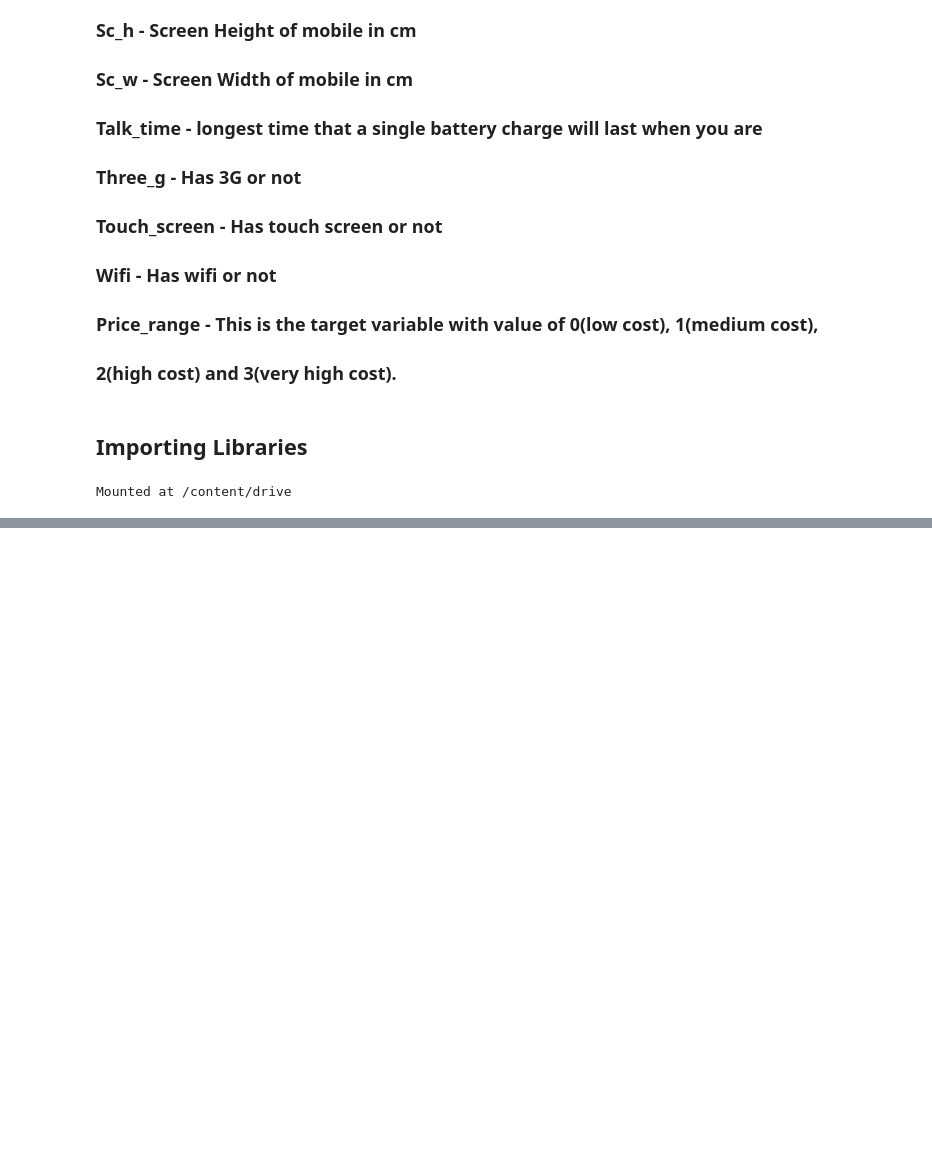
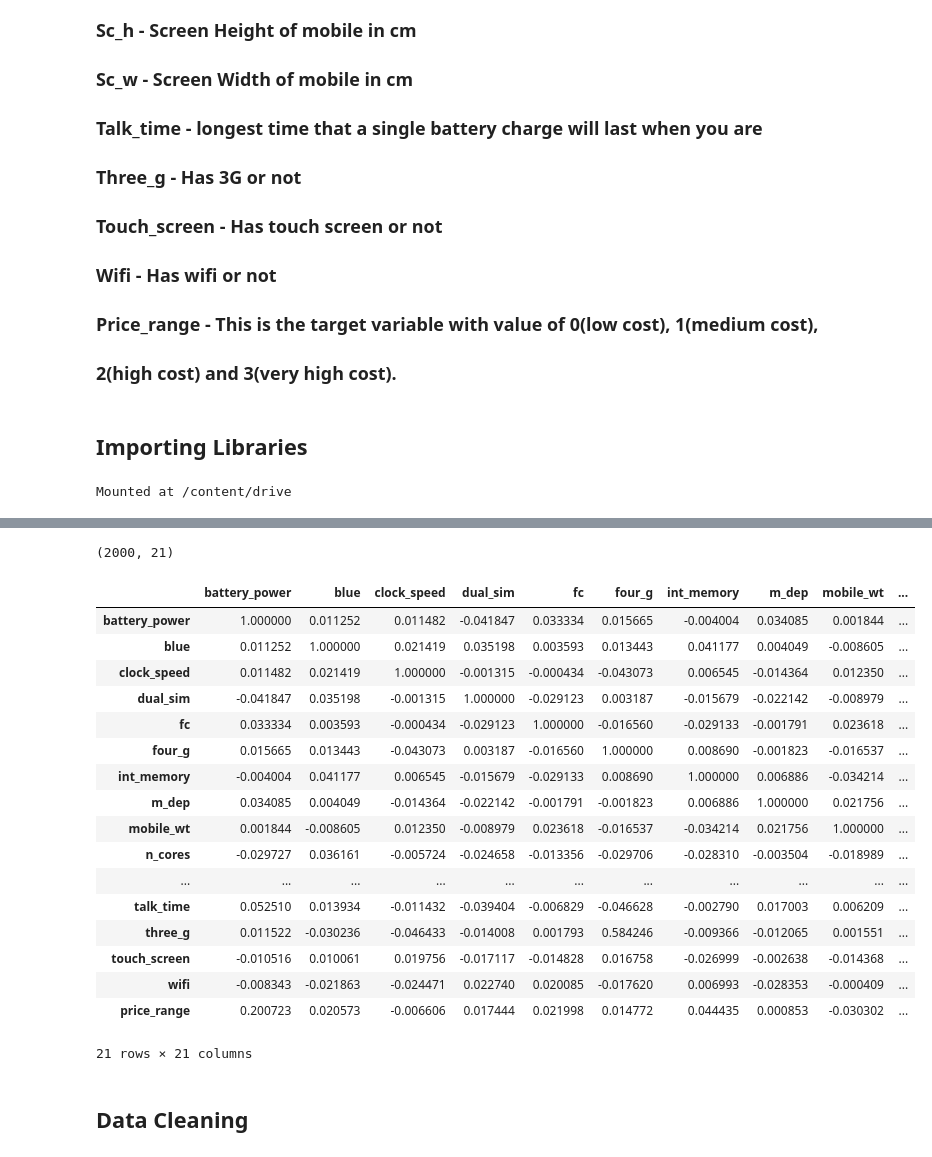
Before and after one commit to RohanAG2806/Mobile-Price-Range-Prediction, a Jupyter notebook: Mobile_price_range_prediction_capstone_project.ipynb, the cells around one changed output, grey strips where cells are left out. Cells and saved outputs as stored; diff of their text form; code cells hidden in the pictures; blank space fills up the shorter version.

```diff
--- a/Mobile_price_range_prediction_capstone_project.ipynb
+++ b/Mobile_price_range_prediction_capstone_project.ipynb
@@ -58,0 +87,29 @@ Mounted at /content/drive
+# %%
+# Shape of data
+data.shape
+# %% [output]
+(2000, 21)
+# %%
+#correlation of columns in the data
+data.corr()
+# %% [output]
+|  | battery_power | blue | clock_speed | dual_sim | fc | four_g | int_memory | m_dep | mobile_wt | ... |
+| battery_power | 1.000000 | 0.011252 | 0.011482 | -0.041847 | 0.033334 | 0.015665 | -0.004004 | 0.034085 | 0.001844 | ... |
+| blue | 0.011252 | 1.000000 | 0.021419 | 0.035198 | 0.003593 | 0.013443 | 0.041177 | 0.004049 | -0.008605 | ... |
+| clock_speed | 0.011482 | 0.021419 | 1.000000 | -0.001315 | -0.000434 | -0.043073 | 0.006545 | -0.014364 | 0.012350 | ... |
+| dual_sim | -0.041847 | 0.035198 | -0.001315 | 1.000000 | -0.029123 | 0.003187 | -0.015679 | -0.022142 | -0.008979 | ... |
+| fc | 0.033334 | 0.003593 | -0.000434 | -0.029123 | 1.000000 | -0.016560 | -0.029133 | -0.001791 | 0.023618 | ... |
+| four_g | 0.015665 | 0.013443 | -0.043073 | 0.003187 | -0.016560 | 1.000000 | 0.008690 | -0.001823 | -0.016537 | ... |
+| int_memory | -0.004004 | 0.041177 | 0.006545 | -0.015679 | -0.029133 | 0.008690 | 1.000000 | 0.006886 | -0.034214 | ... |
+| m_dep | 0.034085 | 0.004049 | -0.014364 | -0.022142 | -0.001791 | -0.001823 | 0.006886 | 1.000000 | 0.021756 | ... |
+| mobile_wt | 0.001844 | -0.008605 | 0.012350 | -0.008979 | 0.023618 | -0.016537 | -0.034214 | 0.021756 | 1.000000 | ... |
+| n_cores | -0.029727 | 0.036161 | -0.005724 | -0.024658 | -0.013356 | -0.029706 | -0.028310 | -0.003504 | -0.018989 | ... |
+| ... | ... | ... | ... | ... | ... | ... | ... | ... | ... | ... |
+| talk_time | 0.052510 | 0.013934 | -0.011432 | -0.039404 | -0.006829 | -0.046628 | -0.002790 | 0.017003 | 0.006209 | ... |
+| three_g | 0.011522 | -0.030236 | -0.046433 | -0.014008 | 0.001793 | 0.584246 | -0.009366 | -0.012065 | 0.001551 | ... |
+| touch_screen | -0.010516 | 0.010061 | 0.019756 | -0.017117 | -0.014828 | 0.016758 | -0.026999 | -0.002638 | -0.014368 | ... |
+| wifi | -0.008343 | -0.021863 | -0.024471 | 0.022740 | 0.020085 | -0.017620 | 0.006993 | -0.028353 | -0.000409 | ... |
+| price_range | 0.200723 | 0.020573 | -0.006606 | 0.017444 | 0.021998 | 0.014772 | 0.044435 | 0.000853 | -0.030302 | ... |
+21 rows × 21 columns
+# %% [markdown]
+## Data Cleaning
```
Also changed, not shown: parts of 9 cells of this notebook.
